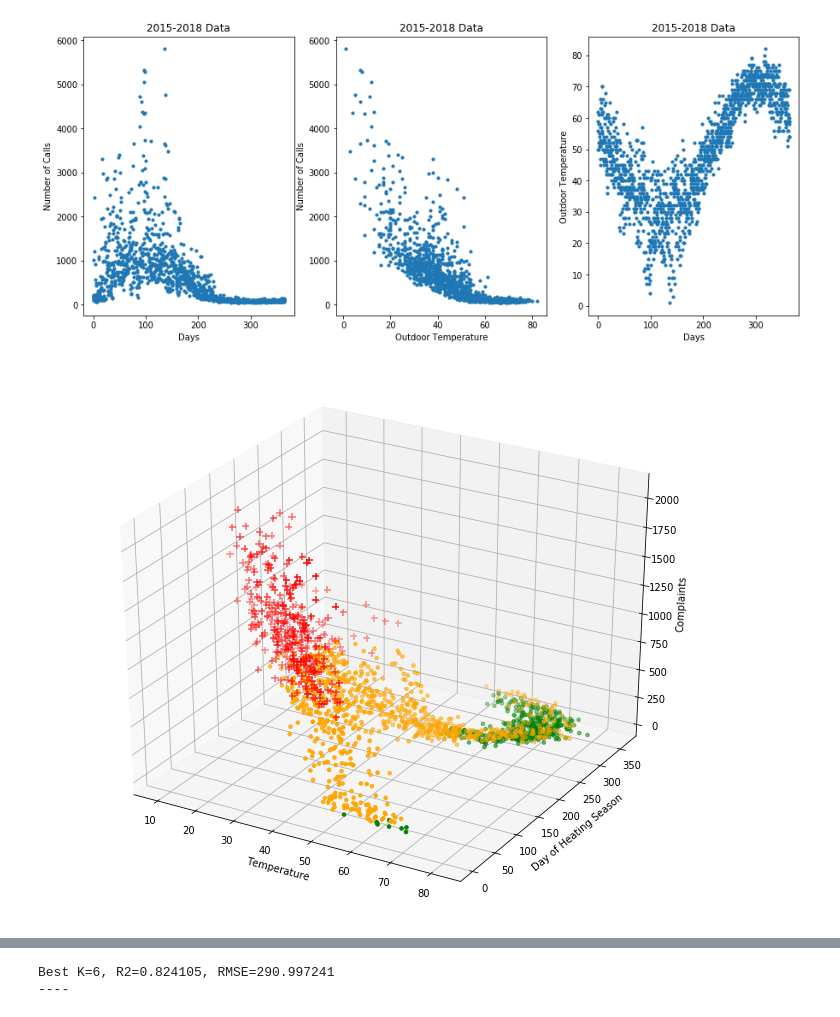
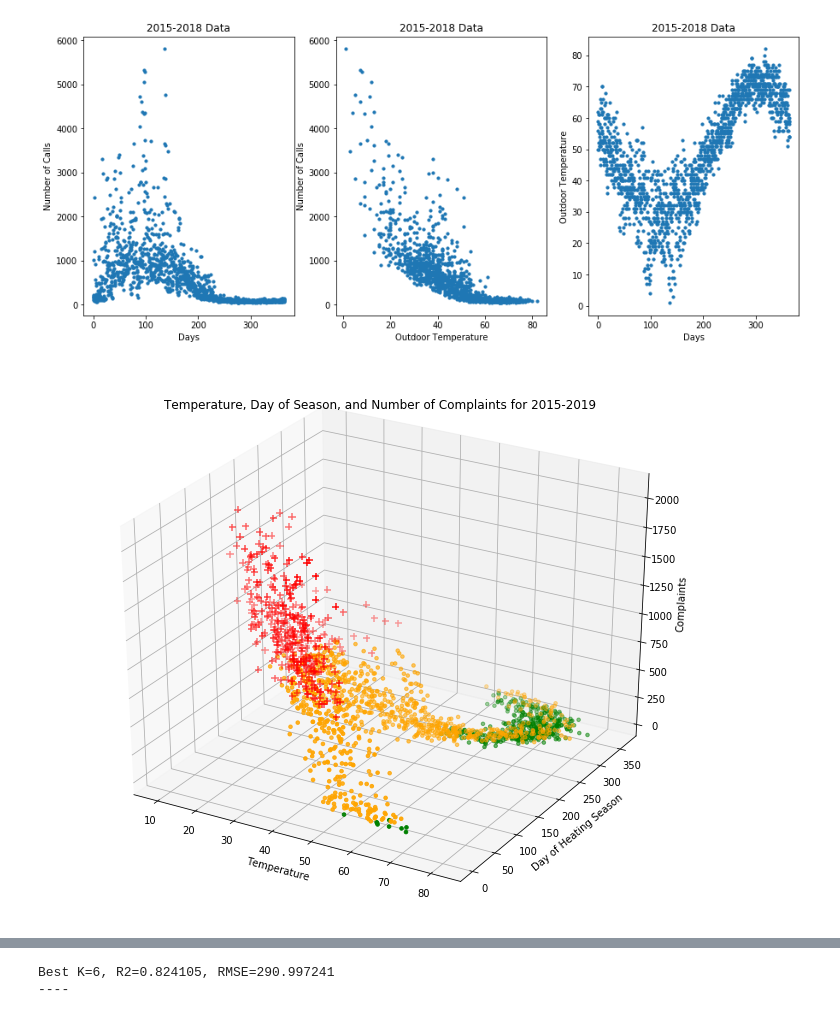
Before and after one commit to DThompson55/EdxCapstone, a Jupyter notebook: Capstone 4th Assignment.ipynb, the cells around one changed output, grey strips where cells are left out. Drawn from its saved outputs; the diff is of its cells as text; code cells hidden in the pictures.

```diff
--- a/Capstone 4th Assignment.ipynb
+++ b/Capstone 4th Assignment.ipynb
@@ -95,4 +94 @@ df.loc[df['SEQ'] <= d,['Fold']]=df['Year']+1 # The fold number for days between
 df = df[df['Fold'] > 0]
-# %%
-df['X'] = df['Fold'] != df['Year']
-df[(df['Fold']==2018)&(df['SEQ']==0)].head()
@@ -290,19 +282,17 @@ df_daily.drop('DATE', axis=1, inplace=True)
 # %%
 #
 # So this is a little odd, but it's an interesting plot
-# Invert the temperature data so its cycle matches the complaint cycle
+# Plot the temperature data so its cycle matches the complaint cycle
 # Also plot the heating season.
 # Then scale everthing so it fits
+# There are better ways to show this, but as a first pass it is interesting
 #
 
 plt.figure(figsize=(10,6))
-plt.plot(df_daily['InvTMP']*50)
+plt.plot(df_daily['TMIN']*50)
 plt.plot(df_daily['daily_complaints'])
 plt.plot(df_daily['HEATING_SEASON']*500)
 
-i = 0
-x=2015
-
 
 plt.title("Complaints over 5 years with Low=%d, Med=%d, High=%d - Heating season in green"%(low,med,high))
 # %% [output]
@@ -311,9 +301,8 @@ Text(0.5, 1.0, 'Complaints over 5 years with Low=97, Med=889, High=2060 - Heatin
 # %%
 #
-# So this is a little odd, but it's an interesting plot
-# Invert the temperature data so its cycle matches the complaint cycle
-# Also plot the heating season.
-# Then scale everthing so it fits
+#
+# This is the TDIFF vs complaints.
+# That's the difference between the TMIN and the Historical Average temp
 #
 
 plt.figure(figsize=(10,6))
@@ -321,9 +310,6 @@ plt.plot(df_daily[df_daily['Fold']==2018]['daily_complaints'])
 plt.plot(df_daily[df_daily['Fold']==2018]['TDIFF']*100)
 plt.plot(df_daily[df_daily['Fold']==2018]['HEATING_SEASON']*10)
 
-i = 0
-x=2015
 
-
-plt.title("Complaints in 2018 season compared to difference in temp against average")
+plt.title("Complaints in 2018 season compared to difference in historical average")
 # %% [output]
@@ -537,29 +723,33 @@ y_test.shape
 (318, 1)
 [figure]
 # %%
+
+#
+# And a 3D plot of the same features
+#
+
 from mpl_toolkits.mplot3d import Axes3D  # noqa: F401 unused import
 
 fig = plt.figure(figsize=(12,10))
 ax = fig.add_subplot(111, projection='3d')
 
+ax.set_title("Temperature, Day of Season, and Number of Complaints for 2015-2019")
+
 n = 100
 ms = ["o",".",".","+"]
 colors = ['blue','green','orange','red',]
 
-# For each set of style and range settings, plot n random points in the box
-# defined by x in [23, 32], y in [0, 100], z in [zlow, zhigh].
-for i in range (1, 4):
-
+for i in range (1, 4):  # Use the intensity of the day we calculated earlier to choose a color
     data = df_daily[(df_daily['intensity']==i)&(df_daily['Fold'].isin([2015,2016,2017,2018,2019]))][features]
     X = data[x_features]
     y = data[y_features]
     m = ms[i]
     ax.scatter( np.array(X['TMIN'])[::1],np.array(X['DayOfSeason'])[::1], np.array(y)[::1], marker=m, s=50, color=colors[i])
 
 ax.set_ylabel('Day of Heating Season')
 ax.set_xlabel('Temperature')
 ax.set_zlabel('Complaints')
 
 plt.show()
 # %% [output]
-[figure, old version]
+[figure, new version]
```
Also changed, not shown: parts of 37 cells of this notebook, 1 other file.
